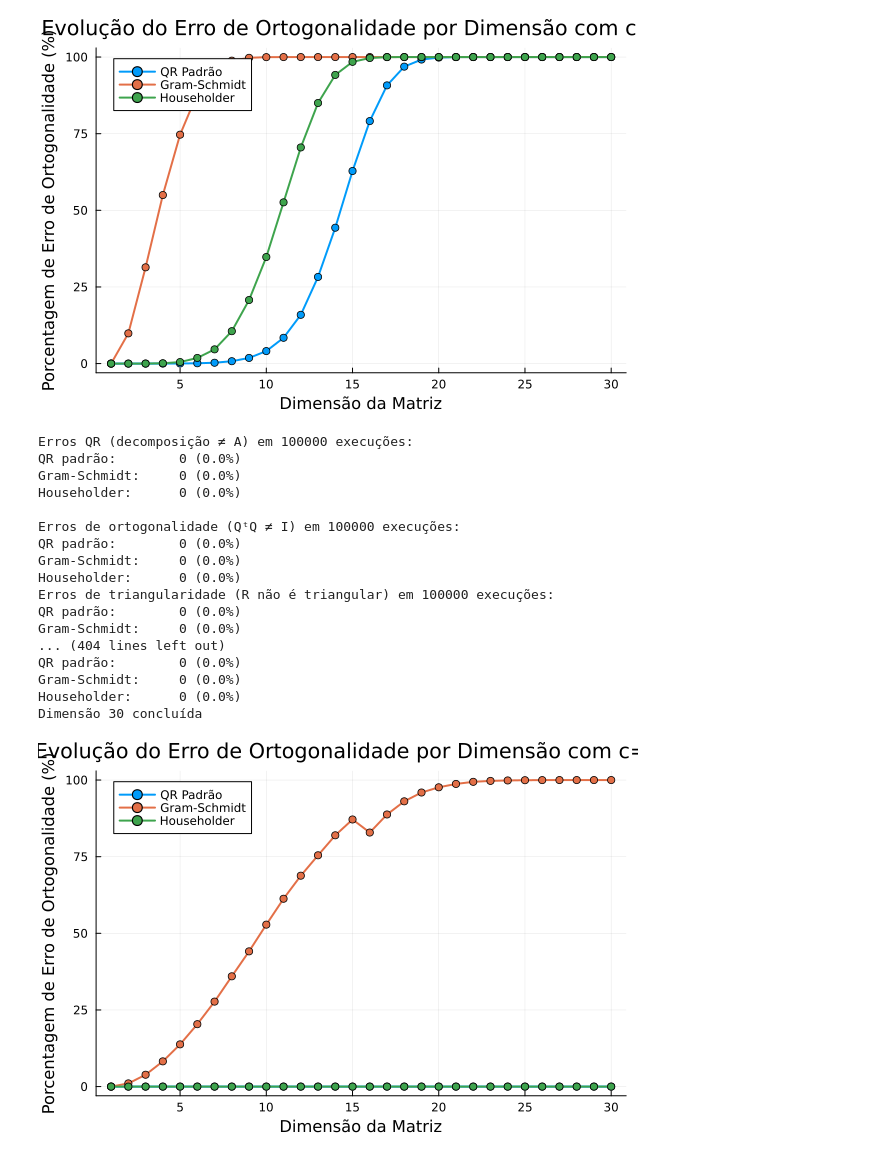
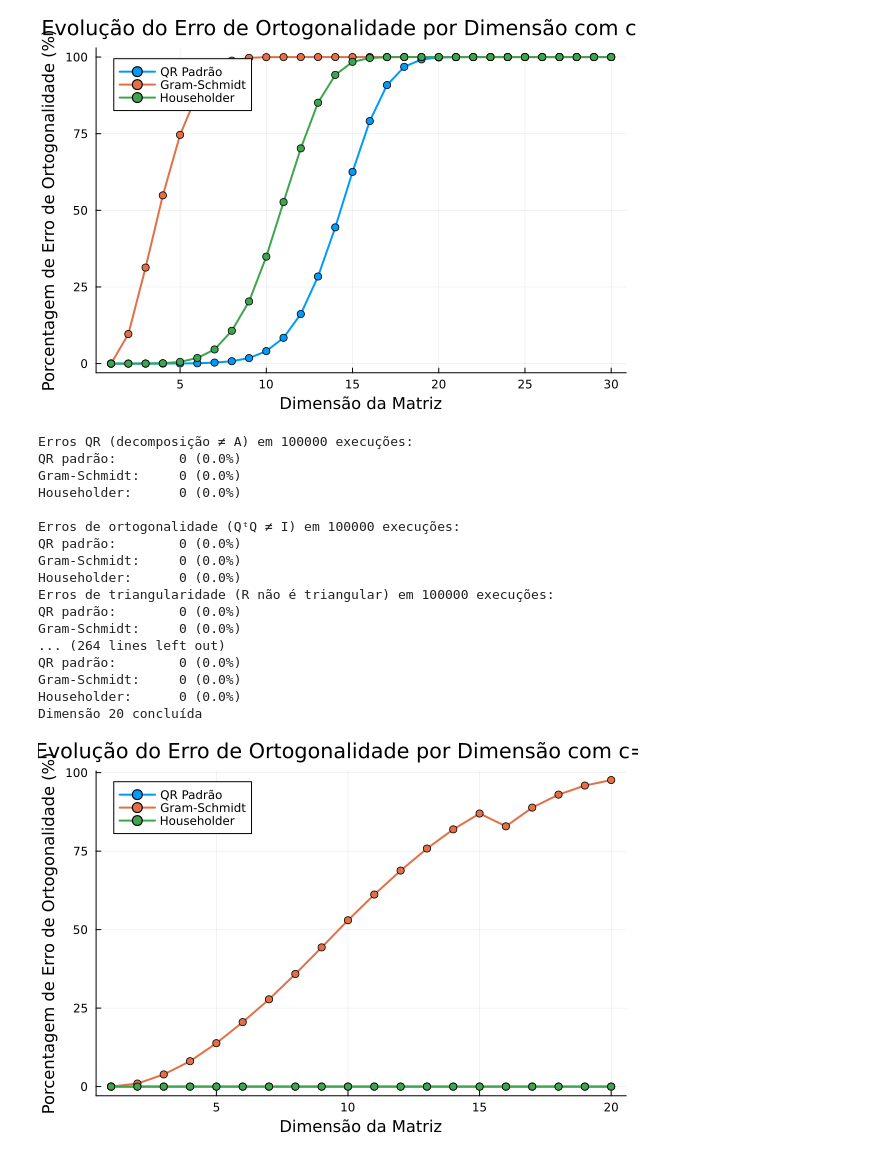
Before and after one commit to MDuqi/Condicionamento-e-Estabilidade, a Jupyter notebook: Householder_Stability.ipynb, the cells around one changed output. Drawn from its saved outputs; the diff is of its cells as text; code cells hidden in the pictures.

Commit message:
fixed variable error

```diff
--- a/Householder_Stability.ipynb
+++ b/Householder_Stability.ipynb
@@ -270,7 +270,7 @@ Gram-Schmidt:     0 (0.0%)
 Householder:      0 (0.0%)
 [figure]
 # %%
-function analyze_orthogonality_error(Nj, max_dim, c)
+function analyze_orthogonality_error(N, max_dim, c)
 
     # Arrays para armazenar os resultados
     dims = 1:max_dim
@@ -331,23 +331,23 @@ Householder:      0 (0.0%)
 Dimensão 30 concluída
 [figure]
 # %%
-analyze_orthogonality_error(100000, 30, 100)
+analyze_orthogonality_error(100000, 20, 100)
 # %% [output]
 Erros QR (decomposição ≠ A) em 100000 execuções:
 QR padrão:        0 (0.0%)
 Gram-Schmidt:     0 (0.0%)
 Householder:      0 (0.0%)
 
 Erros de ortogonalidade (QᵗQ ≠ I) em 100000 execuções:
 QR padrão:        0 (0.0%)
 Gram-Schmidt:     0 (0.0%)
 Householder:      0 (0.0%)
 Erros de triangularidade (R não é triangular) em 100000 execuções:
 QR padrão:        0 (0.0%)
 Gram-Schmidt:     0 (0.0%)
-... (404 lines left out)
+... (264 lines left out)
 QR padrão:        0 (0.0%)
 Gram-Schmidt:     0 (0.0%)
 Householder:      0 (0.0%)
-Dimensão 30 concluída
+Dimensão 20 concluída
-[figure, old version]
+[figure, new version]
```
Also changed, not shown: parts of 8 cells of this notebook.
